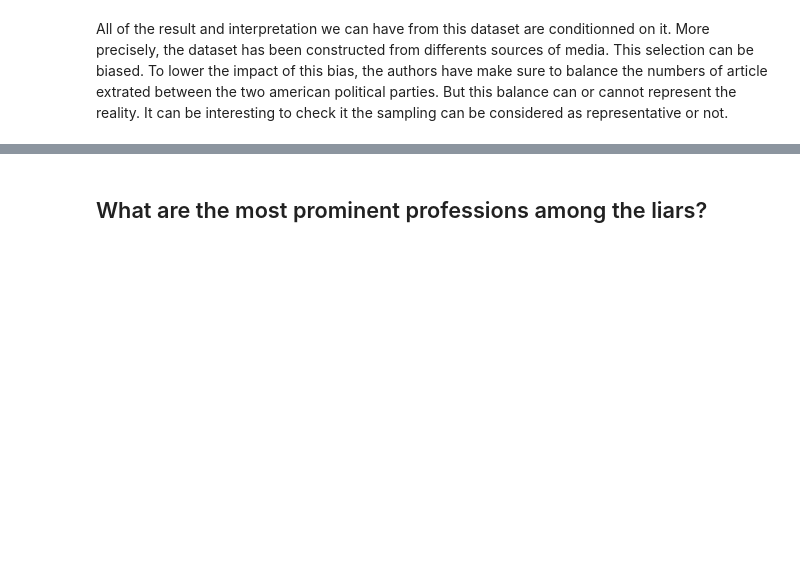
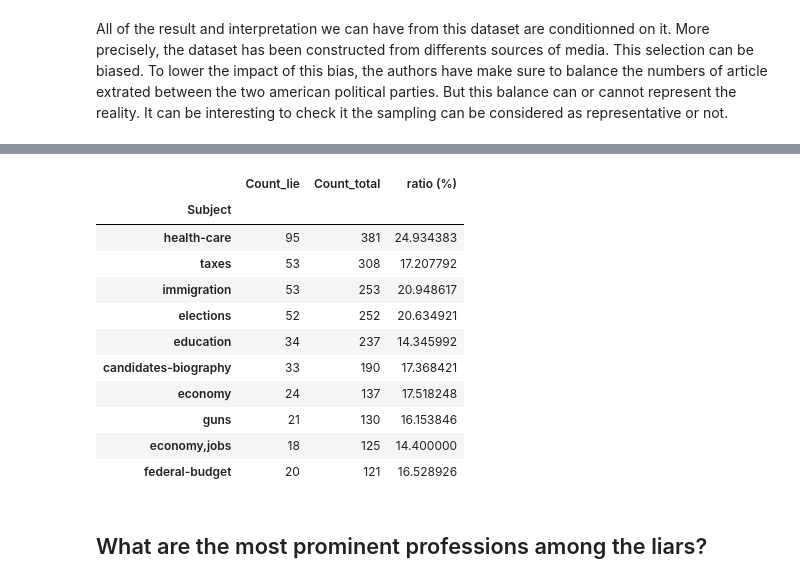
Before and after one commit to nicolasFontbonne/ADA-FakeNews, a Jupyter notebook: main_analysis.ipynb, the cells around one changed output, grey strips where cells are left out. Drawn from its saved outputs; the diff is of its cells as text; code cells hidden in the pictures; blank space fills up the shorter version.

```diff
--- a/main_analysis.ipynb
+++ b/main_analysis.ipynb
@@ -69,0 +116,10 @@ All of the result and interpretation we can have from this dataset are condition
+# %%
+subject = liar_df.groupby("Subject").count()
+subject = subject[["ID"]]
+subject.columns = ['Count']
+subject = subject.sort_values(by=['Count'], ascending = False)
+# %%
+subject_lie = lie.groupby("Subject").count()
+subject_lie = subject_lie[["ID"]]
+subject_lie.columns = ['Count']
+subject_lie = subject_lie.sort_values(by=['Count'], ascending = False)
@@ -70,3 +132,23 @@ All of the result and interpretation we can have from this dataset are condition
+# %%
+subject_lie = subject_lie.join(subject, lsuffix = '_lie', rsuffix = '_total')
+subject_lie["ratio (%)"] = subject_lie["Count_lie"]/subject_lie["Count_total"]*100
+subject_lie = subject_lie.sort_values(by=['Count_total'], ascending = False)
+# %%
+subject_lie_top10 = subject_lie.head(10)
+subject_lie_top10
+# %% [output]
+|  | Count_lie | Count_total | ratio (%) |
+| Subject |  |  |  |
+| health-care | 95 | 381 | 24.934383 |
+| taxes | 53 | 308 | 17.207792 |
+| immigration | 53 | 253 | 20.948617 |
+| elections | 52 | 252 | 20.634921 |
+| education | 34 | 237 | 14.345992 |
+| candidates-biography | 33 | 190 | 17.368421 |
+| economy | 24 | 137 | 17.518248 |
+| guns | 21 | 130 | 16.153846 |
+| economy,jobs | 18 | 125 | 14.400000 |
+| federal-budget | 20 | 121 | 16.528926 |
 # %% [markdown]
 ## What are the most prominent professions among the liars?
 # %% [markdown]
```
Also changed, not shown: parts of 12 cells of this notebook.
